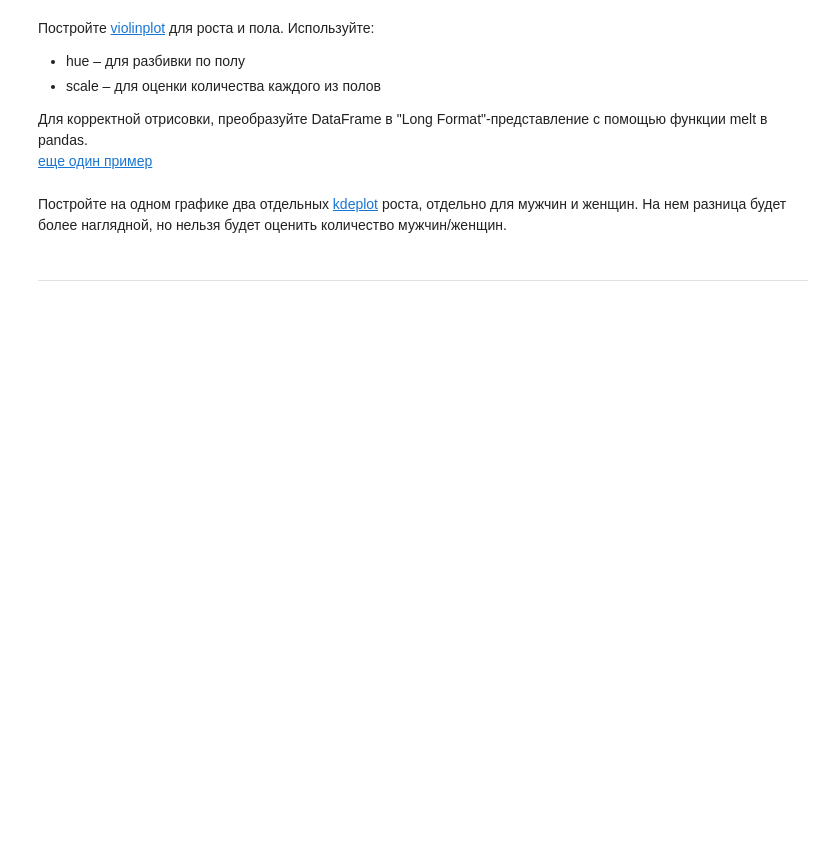
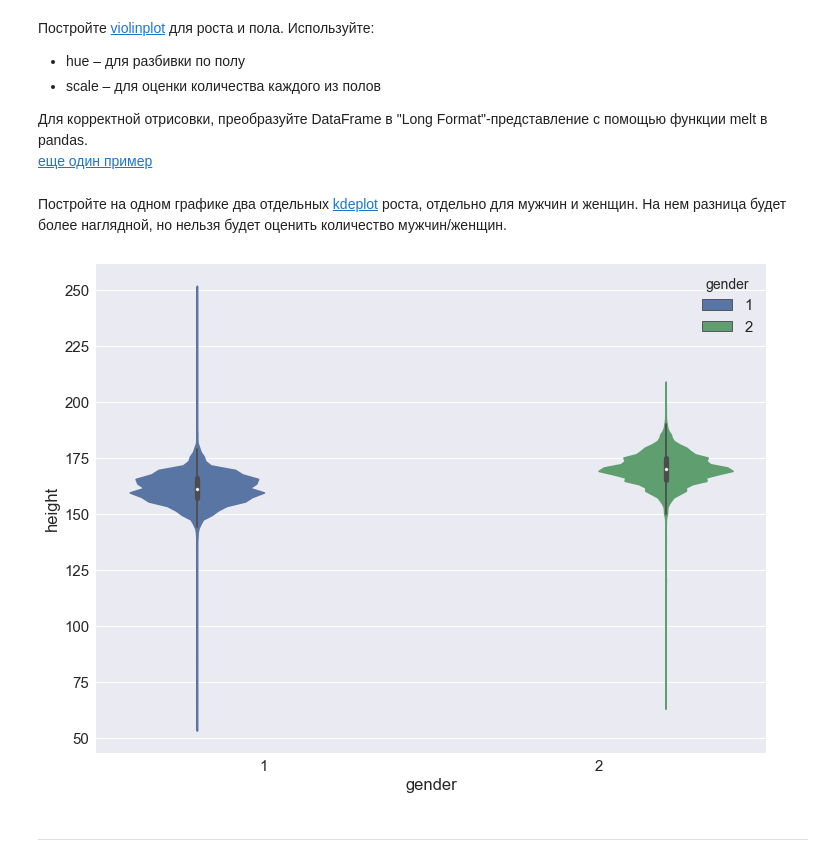
Before and after one commit to eakinshin/mlcourse_open, a Jupyter notebook: jupyter_notebooks/topic02_visual_analysis/hw2_session2_visual_analysis_basics.ipynb, the cells around one changed output. Cells and saved outputs as stored; diff of their text form; code cells hidden in the pictures; blank space fills up the shorter version.

```diff
--- a/jupyter_notebooks/topic02_visual_analysis/hw2_session2_visual_analysis_basics.ipynb
+++ b/jupyter_notebooks/topic02_visual_analysis/hw2_session2_visual_analysis_basics.ipynb
@@ -192,3 +192,9 @@ sns.violinplot(x='gender', y='height', data=train, ax=axes[1], hue="gender");
+# %%
+#_, axes = plt.subplots(1, 2, sharey=True, figsize=(16, 6))
+#sns.boxplot(x='gender', y='height', data=train, ax=axes[0]);
+sns.violinplot(x='gender', y='height', data=train, hue="gender");
+# %% [output]
+[figure, added]
 # %% [markdown]
 ---
 # %% [markdown]
```
Also changed, not shown: parts of 14 cells of this notebook, 1 other file.
